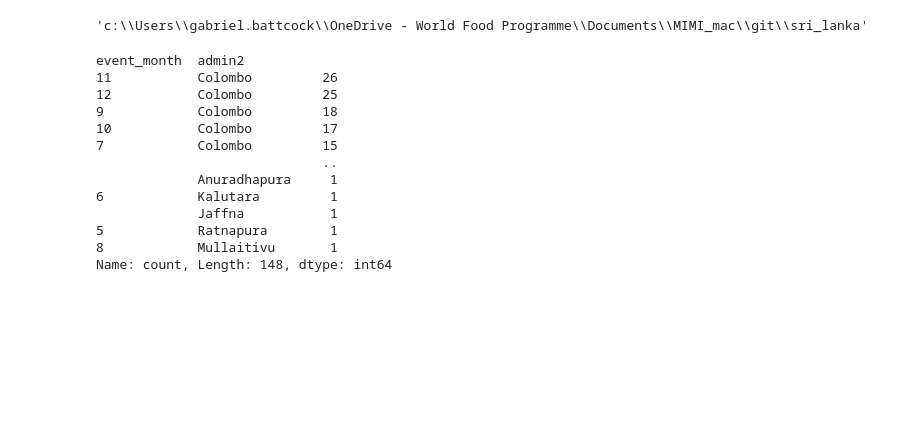
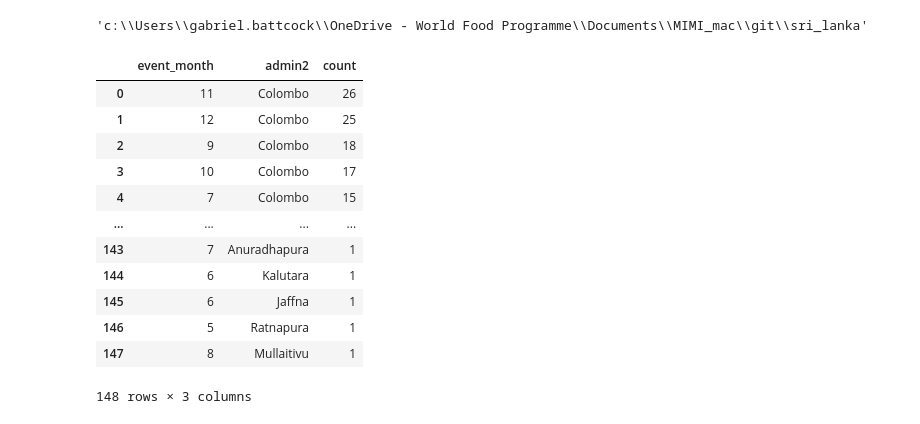
Before and after one commit to MIMI-wfp/sri_lanka, a Jupyter notebook: src/python/acled_variables.ipynb, the cells around one changed output. Drawn from its saved outputs; the diff is of its cells as text; code cells hidden in the pictures; blank space fills up the shorter version.

```diff
--- a/src/python/acled_variables.ipynb
+++ b/src/python/acled_variables.ipynb
@@ -17,23 +17,24 @@ adm2_average = pd.read_csv("../../data/processed/adm2_average.csv")
 # %%
 acled_data['event_date'] = pd.to_datetime(acled_data['event_date'], format='%Y-%m-%d')
 acled_data['event_month'] = acled_data['event_date'].dt.month
 acled_data
 # count the number of events per month
 # acled_data.groupby('event_month')
 acled_counts2018 = acled_data[['event_month','admin2']].value_counts()
+acled_counts2018 = pd.DataFrame(acled_counts2018).reset_index()
 acled_counts2018
 # %% [output]
+|  | event_month | admin2 | count |
+| 0 | 11 | Colombo | 26 |
+| 1 | 12 | Colombo | 25 |
+| 2 | 9 | Colombo | 18 |
+| 3 | 10 | Colombo | 17 |
+| 4 | 7 | Colombo | 15 |
+| ... | ... | ... | ... |
+| 143 | 7 | Anuradhapura | 1 |
+| 144 | 6 | Kalutara | 1 |
+| 145 | 6 | Jaffna | 1 |
+| 146 | 5 | Ratnapura | 1 |
+| 147 | 8 | Mullaitivu | 1 |
-event_month  admin2
-11           Colombo         26
-12           Colombo         25
-9            Colombo         18
-10           Colombo         17
-7            Colombo         15
-                             ..
-             Anuradhapura     1
-6            Kalutara         1
-             Jaffna           1
-5            Ratnapura        1
-8            Mullaitivu       1
-Name: count, Length: 148, dtype: int64
+148 rows × 3 columns
 # %%
```
Also changed, not shown: parts of 4 cells of this notebook, 3 other files.
